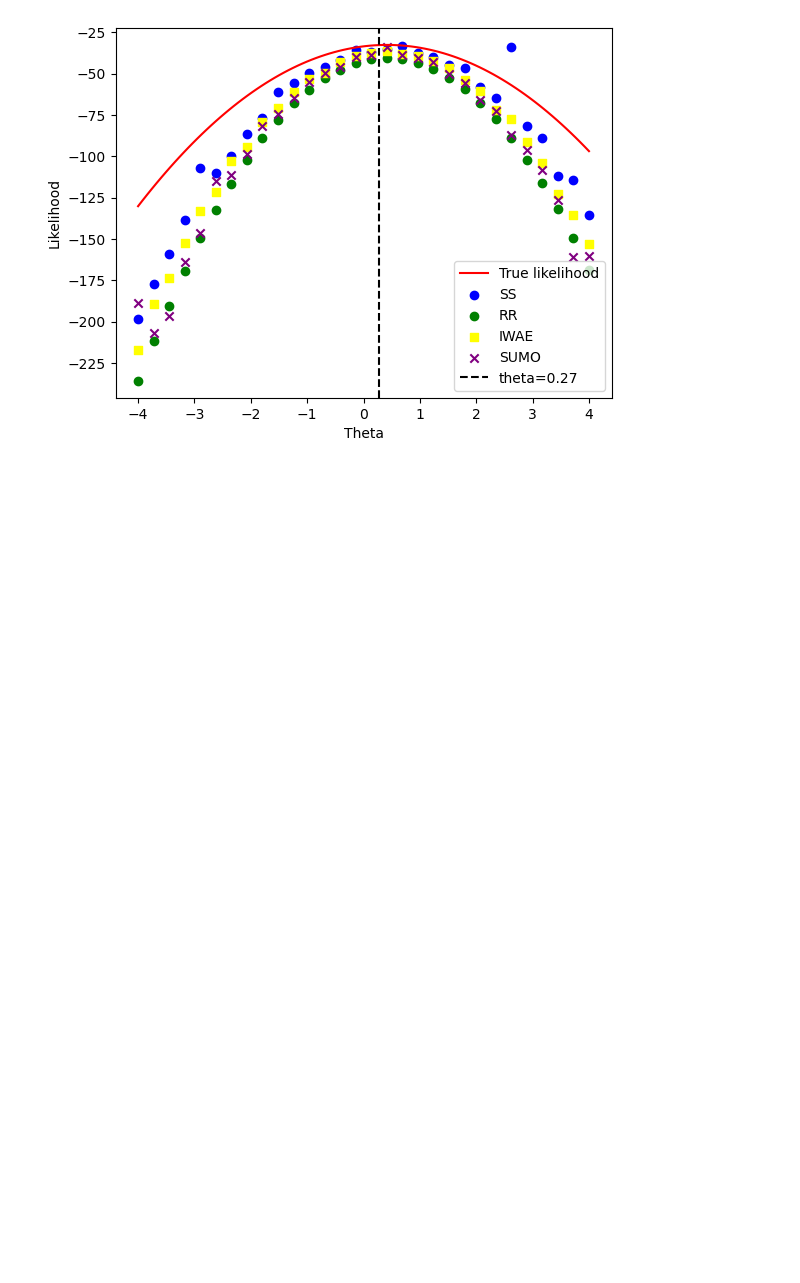
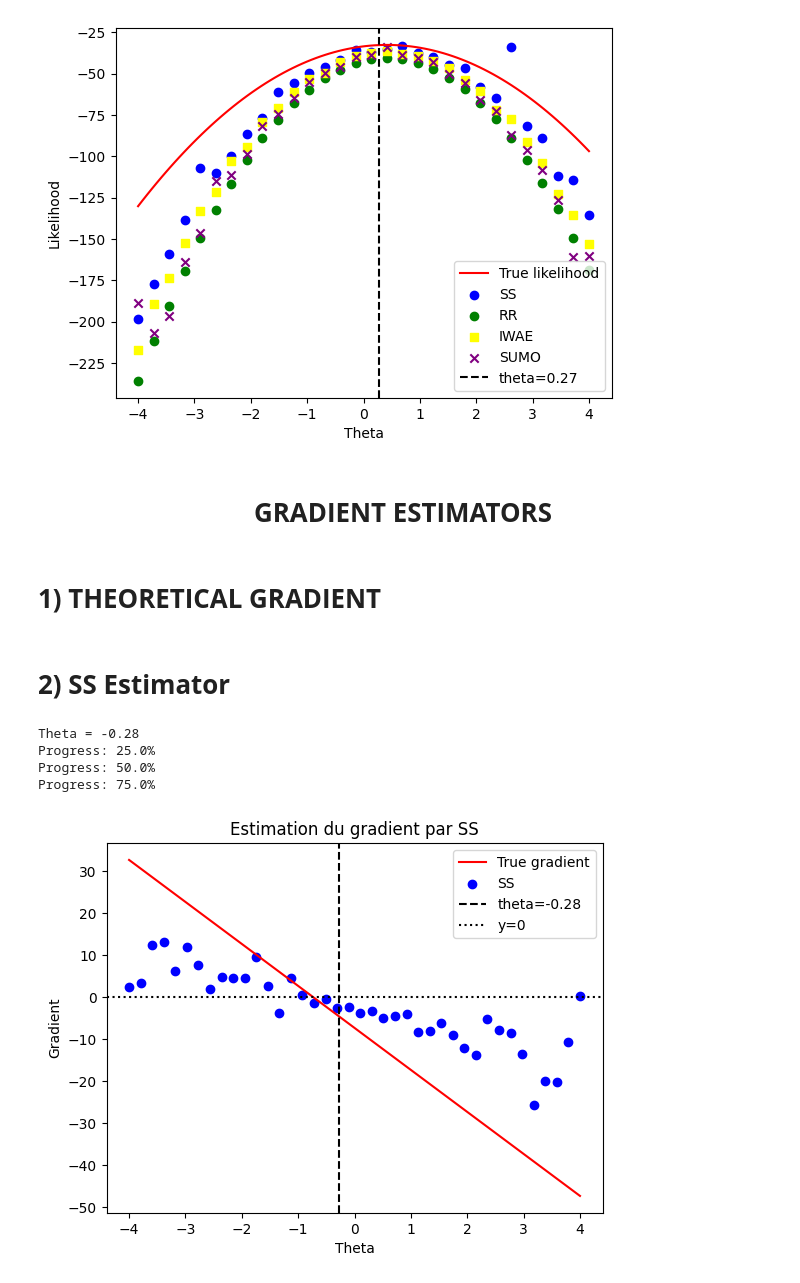
Before and after one commit to JulienPeignon/Monte_Carlo_Simulations, a Jupyter notebook: Likelihood.ipynb, the cells around one changed output. Drawn from its saved outputs; the diff is of its cells as text; code cells hidden in the pictures; blank space fills up the shorter version.

Commit message:
np.gradient

```diff
--- a/Likelihood.ipynb
+++ b/Likelihood.ipynb
@@ -71,14 +77,15 @@ def SS_estimator(n_sim, mean, r, x_data):
 ### **b) Plotting function**
 # %%
 def plot_ss(debut,fin,pas,n_sim,x_data):
-    for i in range(n_sim):
-        liste = np.linspace(debut,fin,pas)
-        x,y = [],[]
-        for k in liste:
-            y.append(SS_estimator(n_sim=300, mean=np.zeros(20)+k, r=0.6, x_data=x_data))
-            x.append(k)
-        print(str('{:.2f}'.format((i+1)/n_sim)))
-    return x, y
+  liste = np.linspace(debut,fin,pas)
+  progress = [round(pas/4),round(pas/2),round((3*pas)/4)]
+  x,y = [],[]
+  for k in liste:
+    y.append(SS_estimator(n_sim=n_sim, mean=np.zeros(20)+k, r=0.6, x_data=x_data))
+    x.append(k)
+    if len(y) in progress:
+      print("Progress SS: "+str('{:.1f}'.format(100*(len(y)/pas)))+"%")
+  return x, y
 # %%
 theta = np.random.normal(0,1)
 print("Theta = " + str('{:.2f}'.format((theta))))
@@ -348,3 +358,40 @@ plt.legend(loc='best')
 plt.show()
 # %% [output]
 [figure]
+# %% [markdown]
+# <center>**GRADIENT ESTIMATORS**</center>
+# %% [markdown]
+# **1) THEORETICAL GRADIENT**
+# %%
+def true_gradient(x,theta):
+  gradient = 10*(x.mean()-theta)
+  return gradient
+# %% [markdown]
+# **2) SS Estimator**
+# %%
+theta = np.random.normal(0,1)
+print("Theta = " + str('{:.2f}'.format((theta))))
+x_data = np.random.multivariate_normal(np.zeros(20)+theta, 2*np.identity(20))
+x_ss, y_ss = plot_ss(debut=-4, fin=4, pas=40, n_sim=100, x_data=x_data)
+# %% [output]
+Theta = -0.28
+Progress: 25.0%
+Progress: 50.0%
+Progress: 75.0%
+# %%
+y_grad_ss = np.gradient(y_ss)
+# %%
+theta_range = np.linspace(-4, 4, 100)
+gradient_values = [true_gradient(x_data, theta) for theta in theta_range]
+
+plt.plot(theta_range, gradient_values, color='r', label='True gradient')
+plt.scatter(x_ss,y_grad_ss, color='b', label='SS')
+plt.axvline(x=theta, color='black', linestyle='--', label='theta='+ str('{:.2f}'.format(theta)))
+plt.axhline(y=0, color='black', linestyle=':', label='y=0')
+plt.xlabel('Theta')
+plt.ylabel('Gradient')
+plt.title('Estimation du gradient par SS')
+plt.legend(loc='best')
+plt.show()
+# %% [output]
+[figure, added]
```
Also changed, not shown: parts of 25 cells of this notebook.
